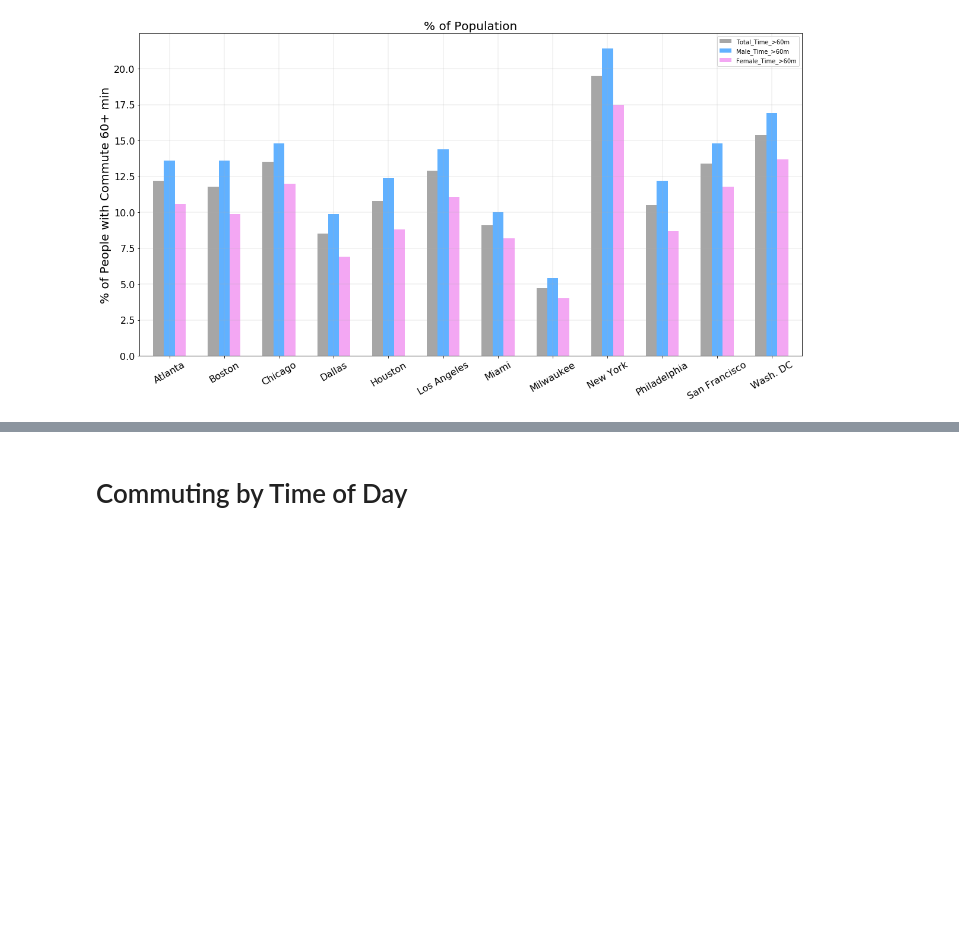
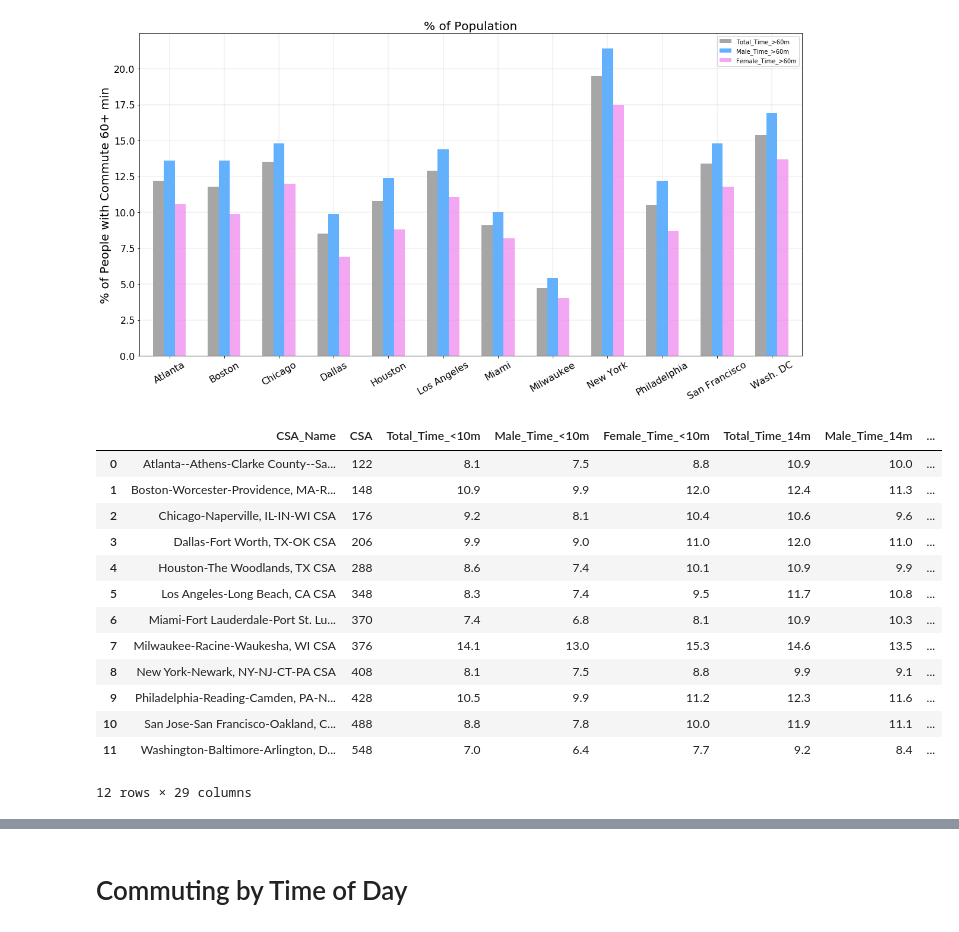
Before and after one commit to scheids1/ACS_Commuting, a Jupyter notebook: ACS_Commuting_Gender_Trends.ipynb, the cells around one changed output, grey strips where cells are left out. Cells and saved outputs as stored; diff of their text form; code cells hidden in the pictures; blank space fills up the shorter version.

```diff
--- a/ACS_Commuting_Gender_Trends.ipynb
+++ b/ACS_Commuting_Gender_Trends.ipynb
@@ -1792,3 +1792,23 @@ plt.xticks(arange(12), ('Atlanta', 'Boston', 'Chicago', 'Dallas', 'Houston', 'Lo
 plt.show()
 # %% [output]
 [figure]
+# %%
+time_all = pd.concat([time_10, time_14.iloc[:, 2:], time_19.iloc[:, 2:], time_24.iloc[:, 2:],
+                     time_29.iloc[:, 2:], time_34.iloc[:, 2:], time_44.iloc[:, 2:], time_59.iloc[:, 2:],
+                     time_60.iloc[:, 2:]], axis=1)
+time_all
+# %% [output]
+|  | CSA_Name | CSA | Total_Time_<10m | Male_Time_<10m | Female_Time_<10m | Total_Time_14m | Male_Time_14m | ... |
+| 0 | Atlanta--Athens-Clarke County--Sa... | 122 | 8.1 | 7.5 | 8.8 | 10.9 | 10.0 | ... |
+| 1 | Boston-Worcester-Providence, MA-R... | 148 | 10.9 | 9.9 | 12.0 | 12.4 | 11.3 | ... |
+| 2 | Chicago-Naperville, IL-IN-WI CSA | 176 | 9.2 | 8.1 | 10.4 | 10.6 | 9.6 | ... |
+| 3 | Dallas-Fort Worth, TX-OK CSA | 206 | 9.9 | 9.0 | 11.0 | 12.0 | 11.0 | ... |
+| 4 | Houston-The Woodlands, TX CSA | 288 | 8.6 | 7.4 | 10.1 | 10.9 | 9.9 | ... |
+| 5 | Los Angeles-Long Beach, CA CSA | 348 | 8.3 | 7.4 | 9.5 | 11.7 | 10.8 | ... |
+| 6 | Miami-Fort Lauderdale-Port St. Lu... | 370 | 7.4 | 6.8 | 8.1 | 10.9 | 10.3 | ... |
+| 7 | Milwaukee-Racine-Waukesha, WI CSA | 376 | 14.1 | 13.0 | 15.3 | 14.6 | 13.5 | ... |
+| 8 | New York-Newark, NY-NJ-CT-PA CSA | 408 | 8.1 | 7.5 | 8.8 | 9.9 | 9.1 | ... |
+| 9 | Philadelphia-Reading-Camden, PA-N... | 428 | 10.5 | 9.9 | 11.2 | 12.3 | 11.6 | ... |
+| 10 | San Jose-San Francisco-Oakland, C... | 488 | 8.8 | 7.8 | 10.0 | 11.9 | 11.1 | ... |
+| 11 | Washington-Baltimore-Arlington, D... | 548 | 7.0 | 6.4 | 7.7 | 9.2 | 8.4 | ... |
+12 rows × 29 columns
```
Also changed, not shown: parts of 5 cells of this notebook.
